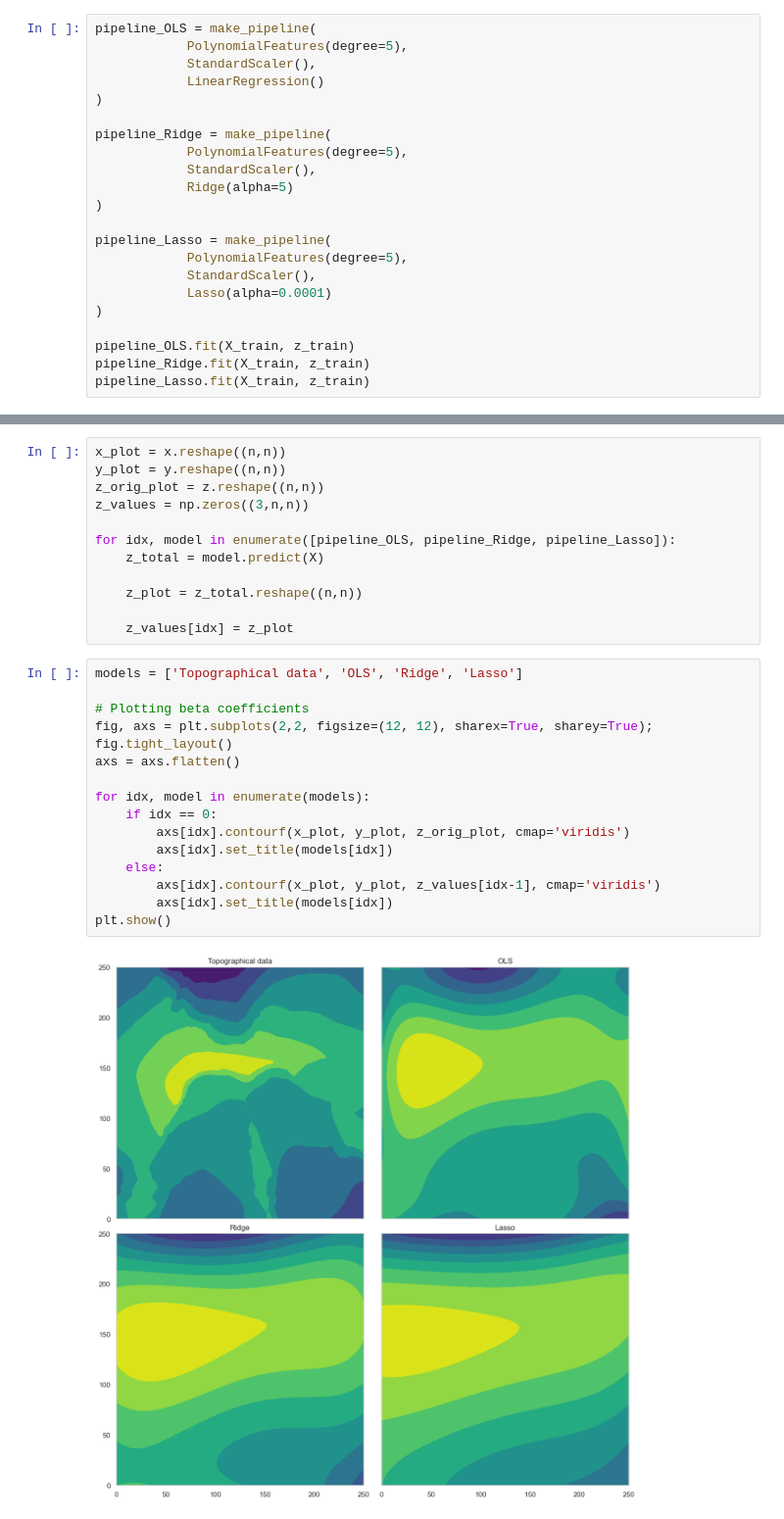
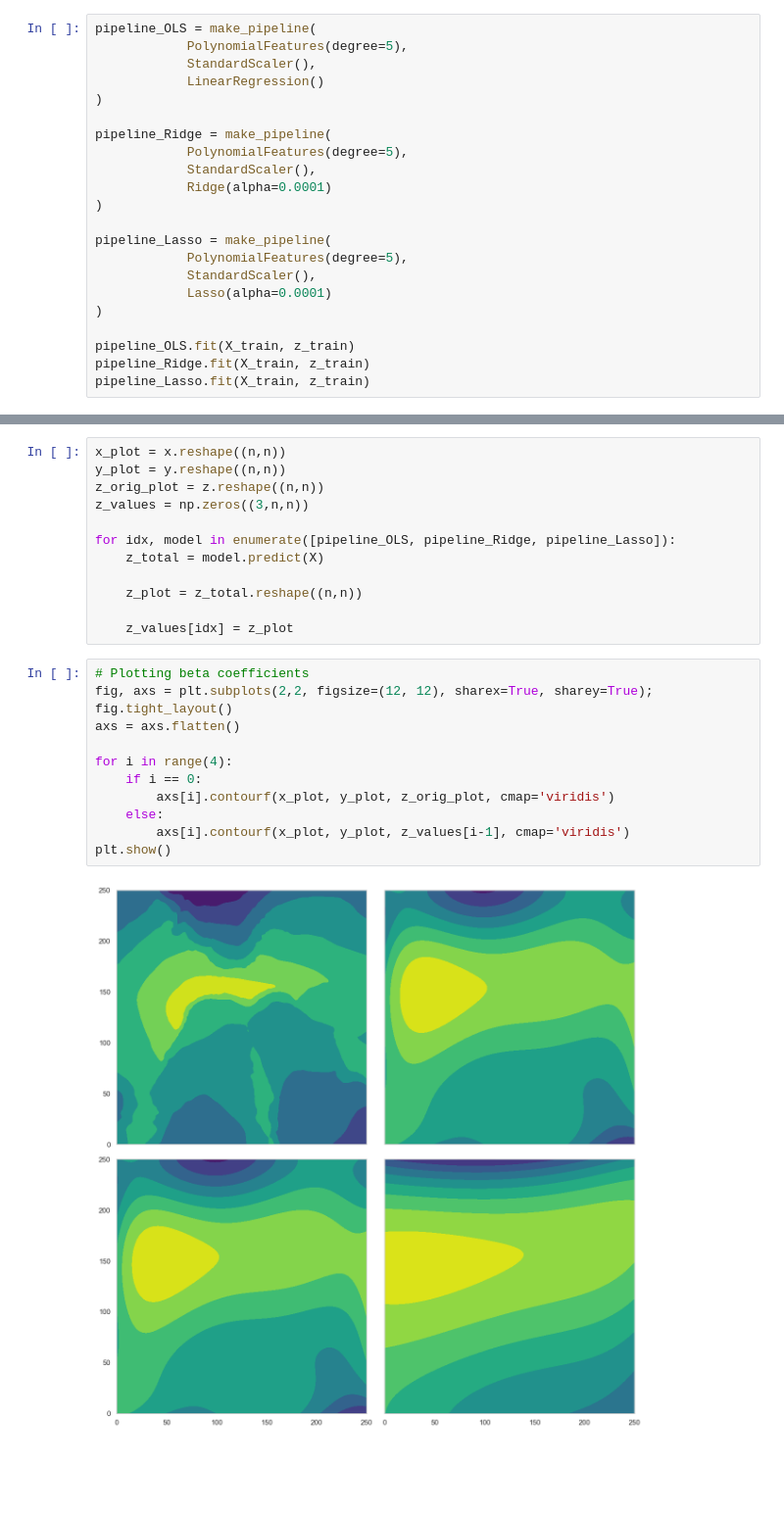
Before and after one commit to MariaFlyAway/Project1_FYS_STK, a Jupyter notebook: Topological_dataset/report_plots.ipynb, the cells around one changed output, grey strips where cells are left out. Shown at 98% size. Cells and saved outputs as stored; diff of their text form; blank space fills up the shorter version.

```diff
--- a/Topological_dataset/report_plots.ipynb
+++ b/Topological_dataset/report_plots.ipynb
@@ -43,7 +43,7 @@ pipeline_OLS = make_pipeline(
 pipeline_Ridge = make_pipeline(
             PolynomialFeatures(degree=5),
             StandardScaler(),
-            Ridge(alpha=5)
+            Ridge(alpha=0.0001)
 )
 
 pipeline_Lasso = make_pipeline(
@@ -72,19 +72,15 @@ for idx, model in enumerate([pipeline_OLS, pipeline_Ridge, pipeline_Lasso]):
 
     z_values[idx] = z_plot
 # %%
-models = ['Topographical data', 'OLS', 'Ridge', 'Lasso']
-
 # Plotting beta coefficients
 fig, axs = plt.subplots(2,2, figsize=(12, 12), sharex=True, sharey=True); fig.tight_layout()
 axs = axs.flatten()
 
-for idx, model in enumerate(models):
-    if idx == 0:
-        axs[idx].contourf(x_plot, y_plot, z_orig_plot, cmap='viridis')
-        axs[idx].set_title(models[idx])
+for i in range(4):
+    if i == 0:
+        axs[i].contourf(x_plot, y_plot, z_orig_plot, cmap='viridis')
     else:
-        axs[idx].contourf(x_plot, y_plot, z_values[idx-1], cmap='viridis')
-        axs[idx].set_title(models[idx])
+        axs[i].contourf(x_plot, y_plot, z_values[i-1], cmap='viridis')
 plt.show()
 # %% [output]
-[figure, old version]
+[figure, new version]
```
Also changed, not shown: 1 other file.
